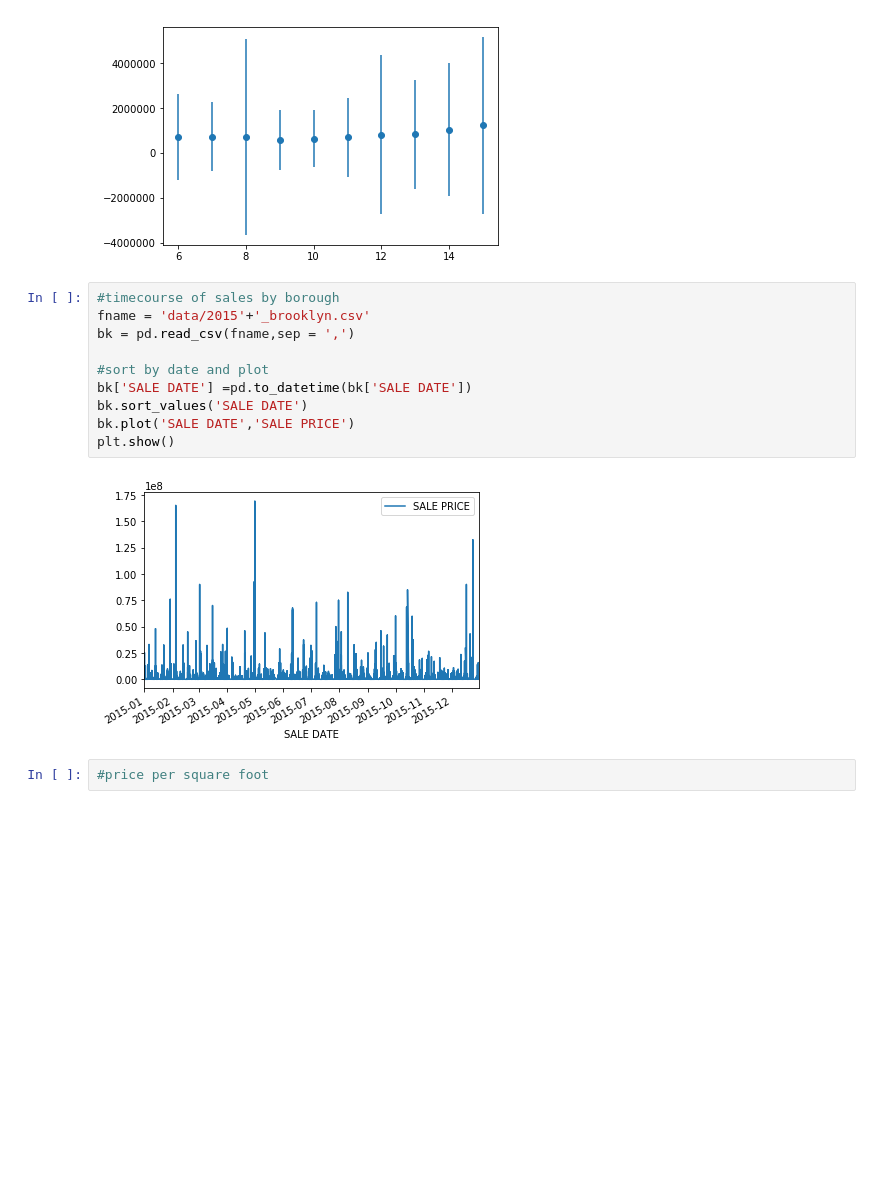
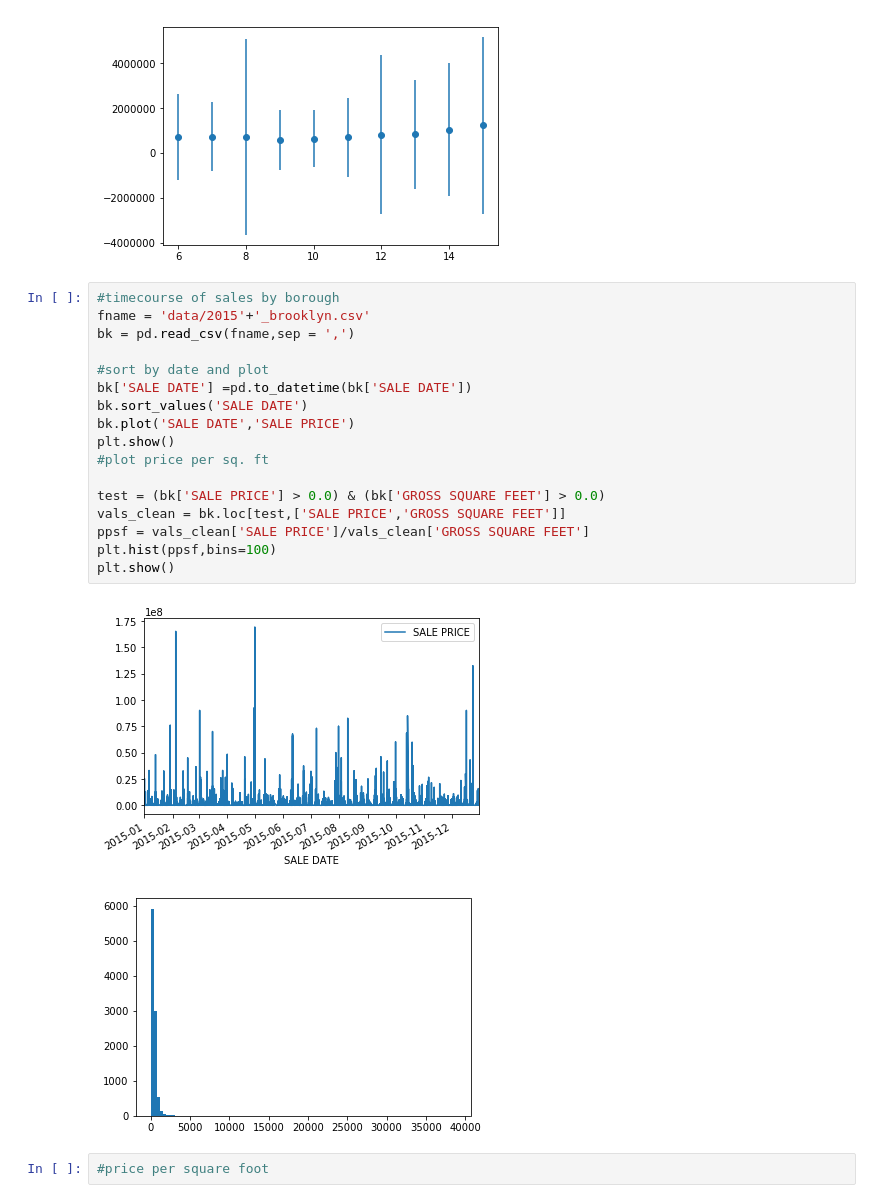
Before and after one commit to dlhocker/nycsales, a Jupyter notebook: basic_stats.ipynb, the cells around one changed output. Drawn from its saved outputs; the diff is of its cells as text; blank space fills up the shorter version.

```diff
--- a/basic_stats.ipynb
+++ b/basic_stats.ipynb
@@ -62,15 +62,23 @@ plt.show()
 # %%
 #timecourse of sales by borough
 fname = 'data/2015'+'_brooklyn.csv'
 bk = pd.read_csv(fname,sep = ',')
 
 #sort by date and plot
 bk['SALE DATE'] =pd.to_datetime(bk['SALE DATE'])
 bk.sort_values('SALE DATE')
 bk.plot('SALE DATE','SALE PRICE')
 plt.show()
+#plot price per sq. ft
+
+test = (bk['SALE PRICE'] > 0.0) & (bk['GROSS SQUARE FEET'] > 0.0)
+vals_clean = bk.loc[test,['SALE PRICE','GROSS SQUARE FEET']]
+ppsf = vals_clean['SALE PRICE']/vals_clean['GROSS SQUARE FEET']
+plt.hist(ppsf,bins=100)
+plt.show()
 # %% [output]
 [figure]
+[figure, added]
 # %%
 #price per square foot
 # %%
```
Also changed, not shown: parts of 2 cells of this notebook, 1 other file.
